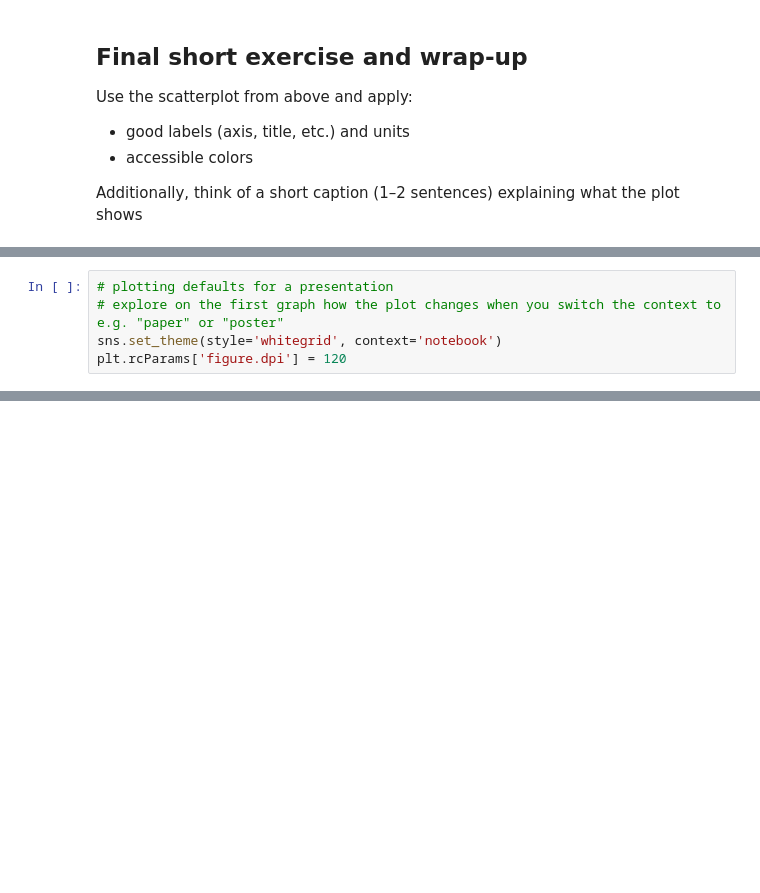
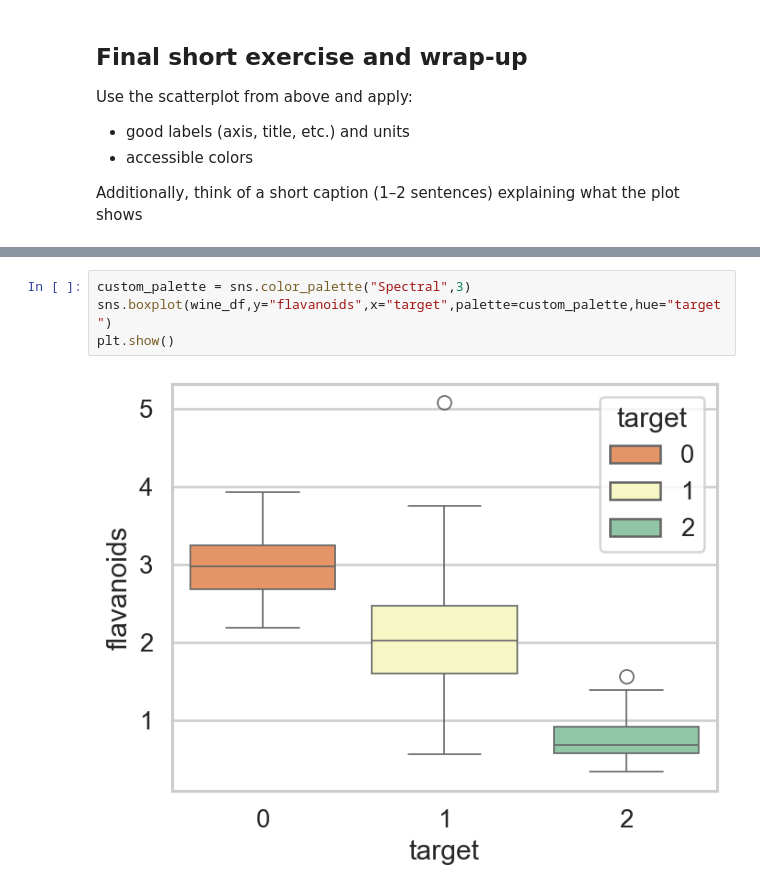
Before and after one commit to Hassan-Haydar/DSA103, a Jupyter notebook: LifeScienceData/lecture18/visualisation.ipynb, the cells around one changed output, grey strips where cells are left out. Saved outputs shown, nothing was run; the diff lists cells and outputs as text; blank space fills up the shorter version.

```diff
--- a/LifeScienceData/lecture18/visualisation.ipynb
+++ b/LifeScienceData/lecture18/visualisation.ipynb
@@ -282,5 +166,0 @@ wine_df.head()
-# %%
-# plotting defaults for a presentation
-# explore on the first graph how the plot changes when you switch the context to e.g. "paper" or "poster"
-sns.set_theme(style='whitegrid', context='notebook')
-plt.rcParams['figure.dpi'] = 120
@@ -301,0 +193,6 @@ plt.show()
+# %%
+custom_palette = sns.color_palette("Spectral",3)
+sns.boxplot(wine_df,y="flavanoids",x="target",palette=custom_palette,hue="target")
+plt.show()
+# %% [output]
+[figure, added]
```
Also changed, not shown: parts of 18 cells of this notebook.
